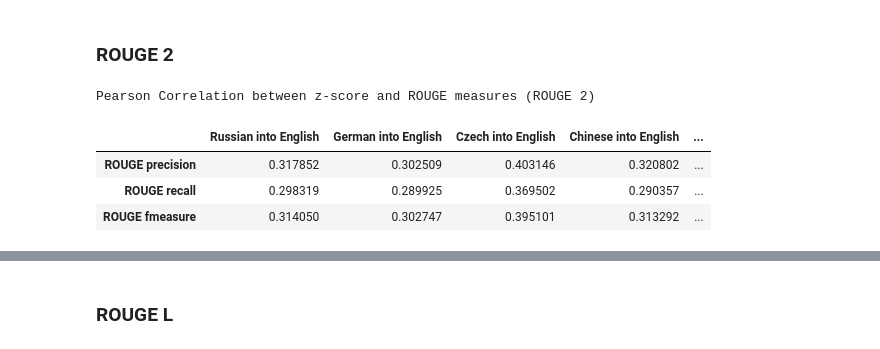
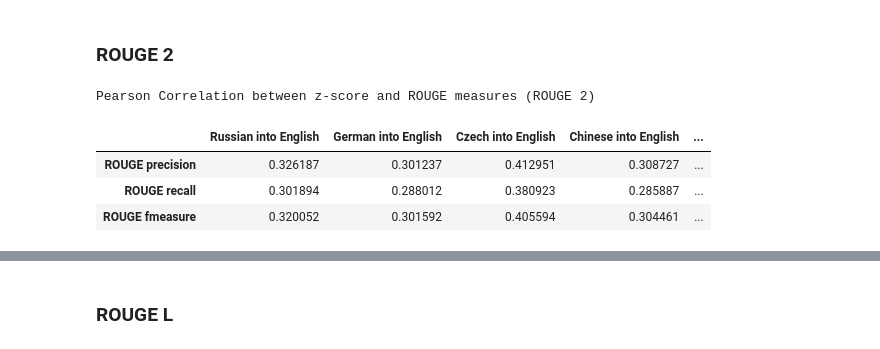
Before and after one commit to FranzMichaelFrank/Text_Mining_Group_Project, a Jupyter notebook: FF_2021-05-26_Lexical_inc_combination.ipynb, the cells around one changed output, grey strips where cells are left out. Saved outputs shown, nothing was run; the diff lists cells and outputs as text; code cells hidden in the pictures.

```diff
--- a/FF_2021-05-26_Lexical_inc_combination.ipynb
+++ b/FF_2021-05-26_Lexical_inc_combination.ipynb
@@ -214,12 +236,13 @@ from nltk.translate.bleu_score import corpus_bleu
 correlations_p = []
 correlations_k = []
 
+co = 0
 for element in [ru_en, de_en, cs_en, zh_en, en_zh, en_fi]:
 
     bleu_scores = []
 
     #calculating the bleu scores for the translations in comparison to their respective reference
-    for i in range(6748): #element.shape[0]
+    for i in range(element.shape[0]): #element.shape[0]
         reference = [element.loc[i,"reference"].split()]
         translation = element.loc[i,"translation"].split()
         while len(reference) < len(translation):
@@ -229,11 +252,24 @@ for element in [ru_en, de_en, cs_en, zh_en, en_zh, en_fi]:
         bleu_scores.append(corpus_bleu(reference, translation))
 
     #add the bleu scores to the dataframe
-    development_df = element.iloc[:6748,:].copy() #element.shape[0]
+    development_df = element.copy() #element.shape[0]
     development_df["BLEU"] = bleu_scores
     correlations_p.append(development_df.corr(method="pearson").iloc[-1:,0].values[0])
     correlations_k.append(development_df.corr(method="kendall").iloc[-1:,0].values[0])
 
+    if co == 0:
+        ru_en_["BLEU_c"] = bleu_scores
+    elif co == 1:
+        de_en_["BLEU_c"] = bleu_scores
+    elif co == 2:
+        cs_en_["BLEU_c"] = bleu_scores
+    elif co == 3:
+        zh_en_["BLEU_c"] = bleu_scores
+    elif co == 4:
+        en_zh_["BLEU_c"] = bleu_scores
+    elif co == 5:
+        en_fi_["BLEU_c"] = bleu_scores
+    co += 1
     i += 1
 
 
@@ -347,7 +403,7 @@ results_k = pd.DataFrame()
 correlations_p = []
 correlations_k = []
 j = 0
-
+co = 0
 for element in [ru_en, de_en, cs_en, zh_en, en_zh, en_fi]:
 
     precisions = []
@@ -355,40 +411,66 @@ for element in [ru_en, de_en, cs_en, zh_en, en_zh, en_fi]:
     fmeasures = []
 
     #calculating the rouge scores for the translations in comparison to their respective reference
-    for i in range(6748): #element.shape[0]
+    for i in range(element.shape[0]): #element.shape[0]
         scorer = rouge_scorer.RougeScorer(['rouge1', 'rouge2', 'rougeL'], use_stemmer=True)
         scores = scorer.score(element.loc[i,"reference"], element.loc[i,"translation"])
         precisions.append(scores["rouge2"].precision)
         recalls.append(scores["rouge2"].recall)
         fmeasures.append(scores["rouge2"].fmeasure)
 
     #add the rouge scores to the dataframe
-    development_df = element.iloc[:6748,:].copy() #element.shape[0]
+    development_df = element.copy() #element.shape[0]
     development_df["ROUGE precision"] = precisions
     development_df["ROUGE recall"] = recalls
     development_df["ROUGE fmeasure"] = fmeasures
     correlations_p.append(development_df.corr(method="pearson").iloc[-1:,0].values[0])
     correlations_k.append(development_df.corr(method="kendall").iloc[-1:,0].values[0])
     col_name = descriptions[j]
     j += 1
     results_p[col_name] = pd.Series(development_df.corr(method="pearson").iloc[0,3:])
     results_k[col_name] = pd.Series(development_df.corr(method="kendall").iloc[0,3:])
 
+    if co == 0:
+        ru_en_["ROUGE2_precision"] = precisions
+        ru_en_["ROUGE2_recall"] = recalls
+        ru_en_["ROUGE2_fmeasure"] = fmeasures
+    elif co == 1:
+        de_en_["ROUGE2_precision"] = precisions
+        de_en_["ROUGE2_recall"] = recalls
+        de_en_["ROUGE2_fmeasure"] = fmeasures
+    elif co == 2:
+        cs_en_["ROUGE2_precision"] = precisions
+        cs_en_["ROUGE2_recall"] = recalls
+        cs_en_["ROUGE2_fmeasure"] = fmeasures
+    elif co == 3:
+        zh_en_["ROUGE2_precision"] = precisions
+        zh_en_["ROUGE2_recall"] = recalls
+        zh_en_["ROUGE2_fmeasure"] = fmeasures
+    elif co == 4:
+        en_zh_["ROUGE2_precision"] = precisions
+        en_zh_["ROUGE2_recall"] = recalls
+        en_zh_["ROUGE2_fmeasure"] = fmeasures
+    elif co == 5:
+        en_fi_["ROUGE2_precision"] = precisions
+        en_fi_["ROUGE2_recall"] = recalls
+        en_fi_["ROUGE2_fmeasure"] = fmeasures
+    co += 1
+
 
 print("\033[1mPearson Correlation between z-score and ROUGE measures (ROUGE 2) \n")
 
 overall_results["ROUGE 2 Precision Pearson"] = results_p.iloc[0,:6].values.tolist()
 overall_results["ROUGE 2 Recall Pearson"] = results_p.iloc[1,:6].values.tolist()
 overall_results["ROUGE 2 Fmeasure Pearson"] = results_p.iloc[2,:6].values.tolist()
 
 results_p["Average"] = results_p.T.mean()
 results_p
 # %% [output]
 Pearson Correlation between z-score and ROUGE measures (ROUGE 2)
 |  | Russian into English | German into English | Czech into English | Chinese into English | ... |
-| ROUGE precision | 0.317852 | 0.302509 | 0.403146 | 0.320802 | ... |
-| ROUGE recall | 0.298319 | 0.289925 | 0.369502 | 0.290357 | ... |
-| ROUGE fmeasure | 0.314050 | 0.302747 | 0.395101 | 0.313292 | ... |
+| ROUGE precision | 0.326187 | 0.301237 | 0.412951 | 0.308727 | ... |
+| ROUGE recall | 0.301894 | 0.288012 | 0.380923 | 0.285887 | ... |
+| ROUGE fmeasure | 0.320052 | 0.301592 | 0.405594 | 0.304461 | ... |
 # %%
 print("\033[1mKendall Tau Correlation between z-score and ROUGE measures (ROUGE 2) \n")
 
```
Also changed, not shown: parts of 77 cells of this notebook.
